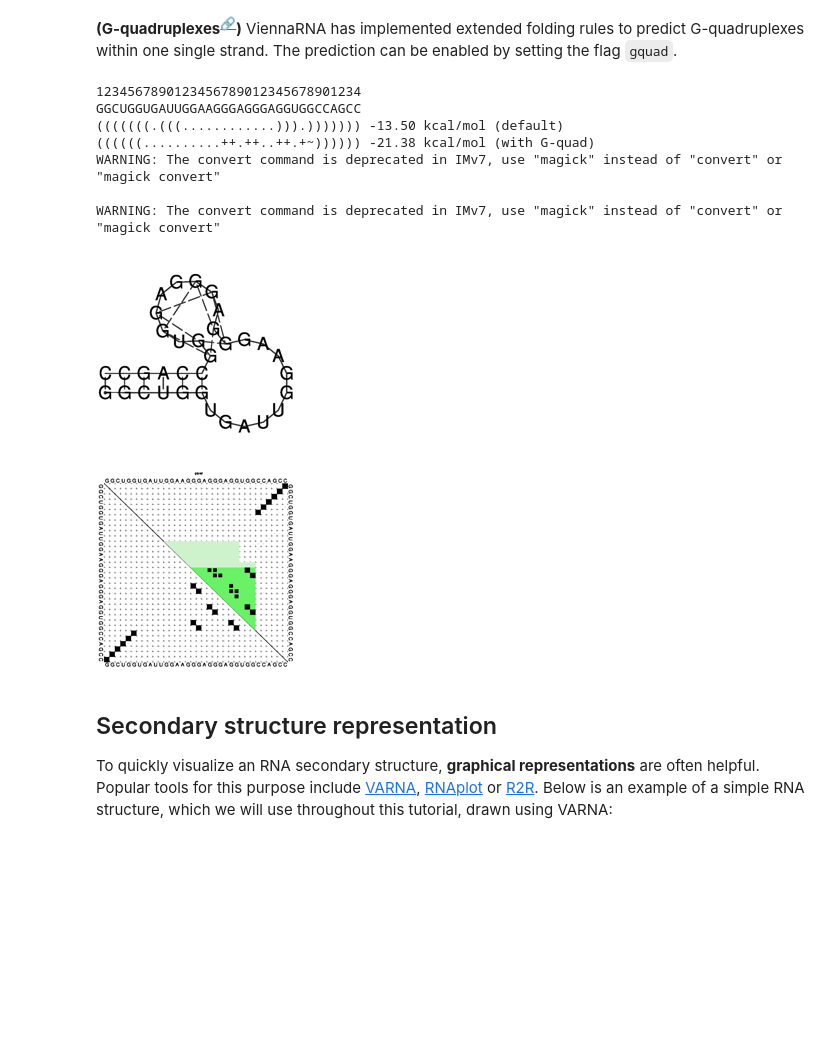
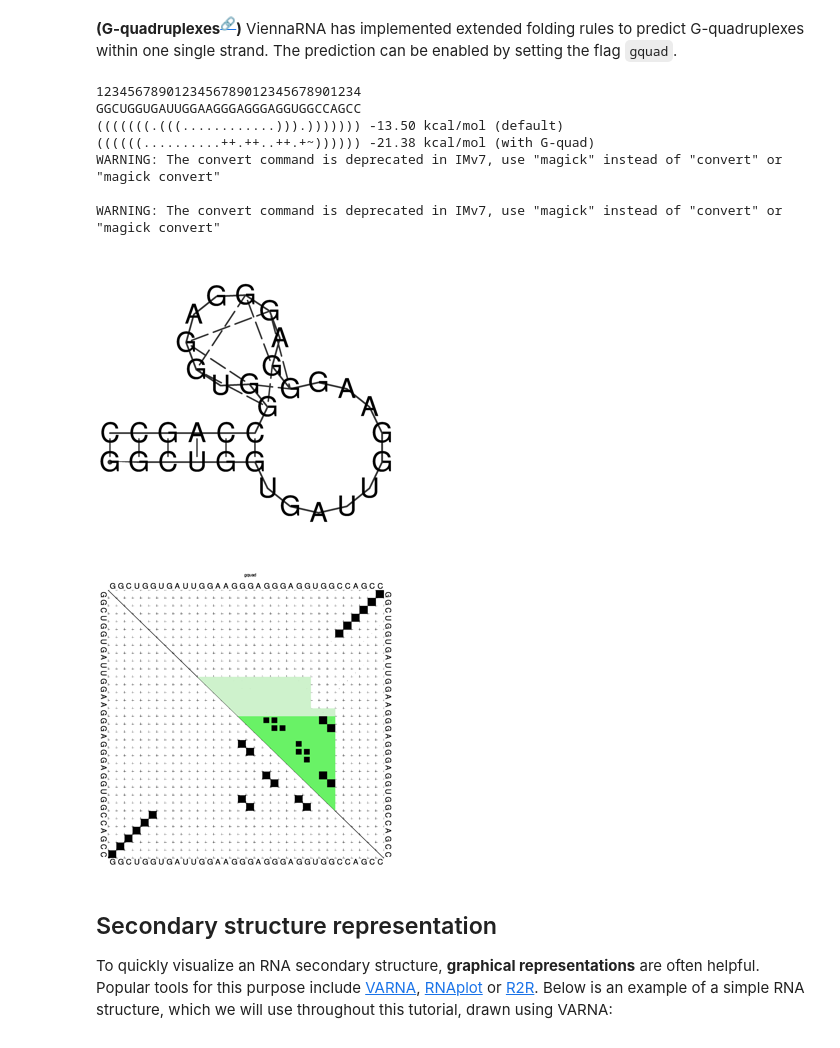
Before and after one commit to ViennaRNA/ViennaRNA-Tutorial, a Jupyter notebook: 1_ViennaRNA_Introduction.ipynb, the cells around one changed output. Cells and saved outputs as stored; diff of their text form; code cells hidden in the pictures; blank space fills up the shorter version.

Commit message:
Fixed Images

```diff
--- a/1_ViennaRNA_Introduction.ipynb
+++ b/1_ViennaRNA_Introduction.ipynb
@@ -855,35 +856,35 @@ __(G-quadruplexes<sup>[🔗](https://www.tbi.univie.ac.at/RNA/ViennaRNA/refman/t
 # %%
 sequence = "GGCUGGUGAUUGGAAGGGAGGGAGGUGGCCAGCC"
 
 print(f"{numbering(len(sequence))}\n{sequence}")
 
 fc = RNA.fold_compound(sequence)
 ss_1, mfe_1 = fc.mfe()
 print(f"{ss_1} {mfe_1:.2f} kcal/mol (default)")
 
 # With G-quad
 md = RNA.md(gquad=1)
 fc = RNA.fold_compound(sequence, md)
 ss_2, mfe_2 = fc.mfe()
 print(f"{ss_2} {mfe_2:.2f} kcal/mol (with G-quad)")
 
 # Equivalent way using command line
 !echo -e ">gquad\nGGCUGGUGAUUGGAAGGGAGGGAGGUGGCCAGCC" > gquad.fa
 !cat gquad.fa | RNAfold -g -p -t0 > /dev/null 2>&1
-!convert gquad_ss.ps gquad_ss.jpg
-!convert gquad_dp.ps gquad_dp.jpg
-display(Image.open('gquad_ss.jpg').resize((200, 200)))
-display(Image.open('gquad_dp.jpg').resize((200, 200)))
+!convert -density 200 gquad_ss.ps gquad_ss.jpg
+!convert -density 200 gquad_dp.ps gquad_dp.jpg
+display(Image.open('gquad_ss.jpg').resize((300, 300)))
+display(Image.open('gquad_dp.jpg').resize((300, 300)))
 # %% [output]
 1234567890123456789012345678901234
 GGCUGGUGAUUGGAAGGGAGGGAGGUGGCCAGCC
 (((((((.(((............))).))))))) -13.50 kcal/mol (default)
 ((((((..........++.++..++.+~)))))) -21.38 kcal/mol (with G-quad)
 WARNING: The convert command is deprecated in IMv7, use "magick" instead of "convert" or "magick convert"
 
 WARNING: The convert command is deprecated in IMv7, use "magick" instead of "convert" or "magick convert"
-[figure, old version]
+[figure, new version]
-[figure, old version]
+[figure, new version]
 # %% [markdown]
 ## Secondary structure representation
 
```
Also changed, not shown: parts of 11 cells of this notebook.
